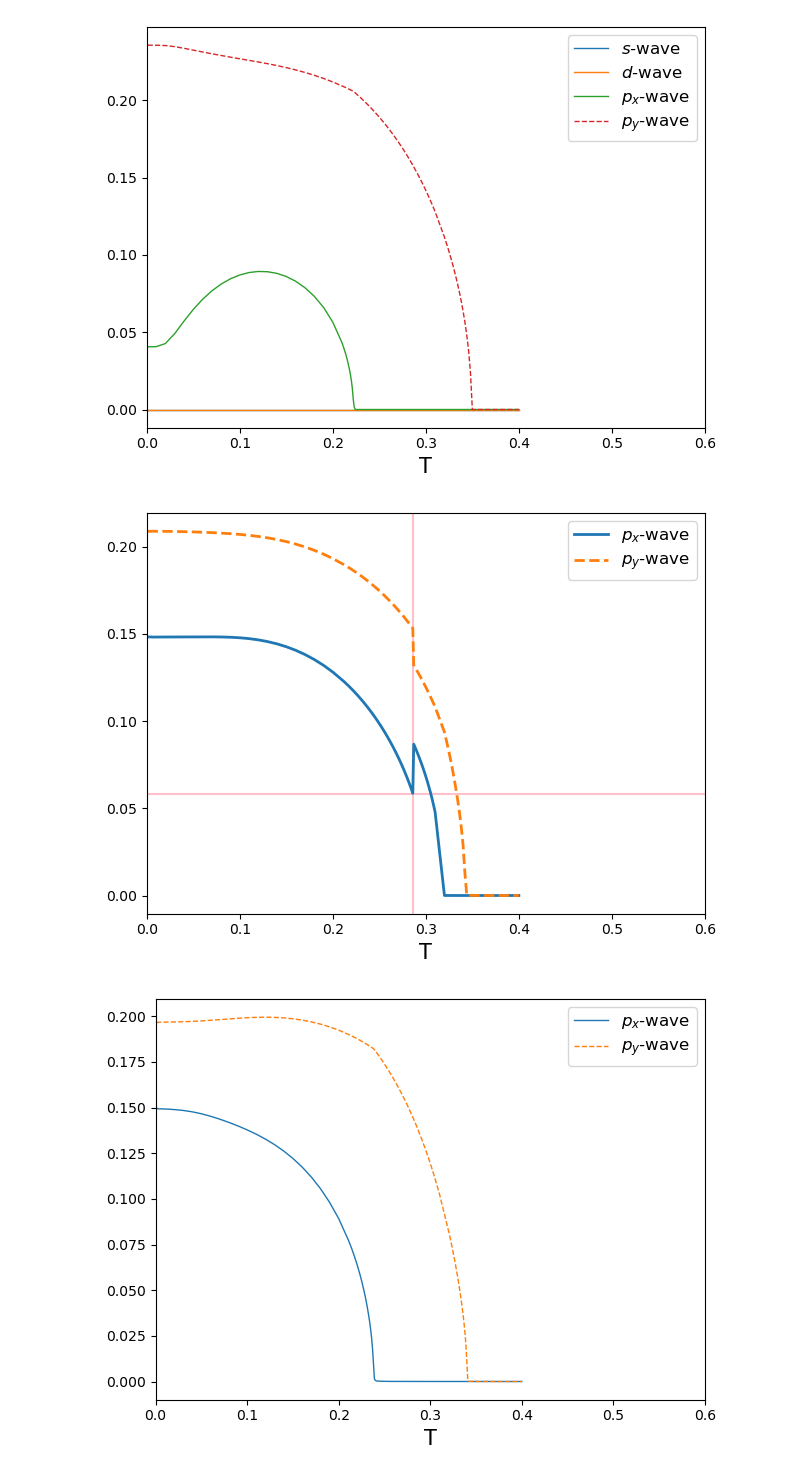
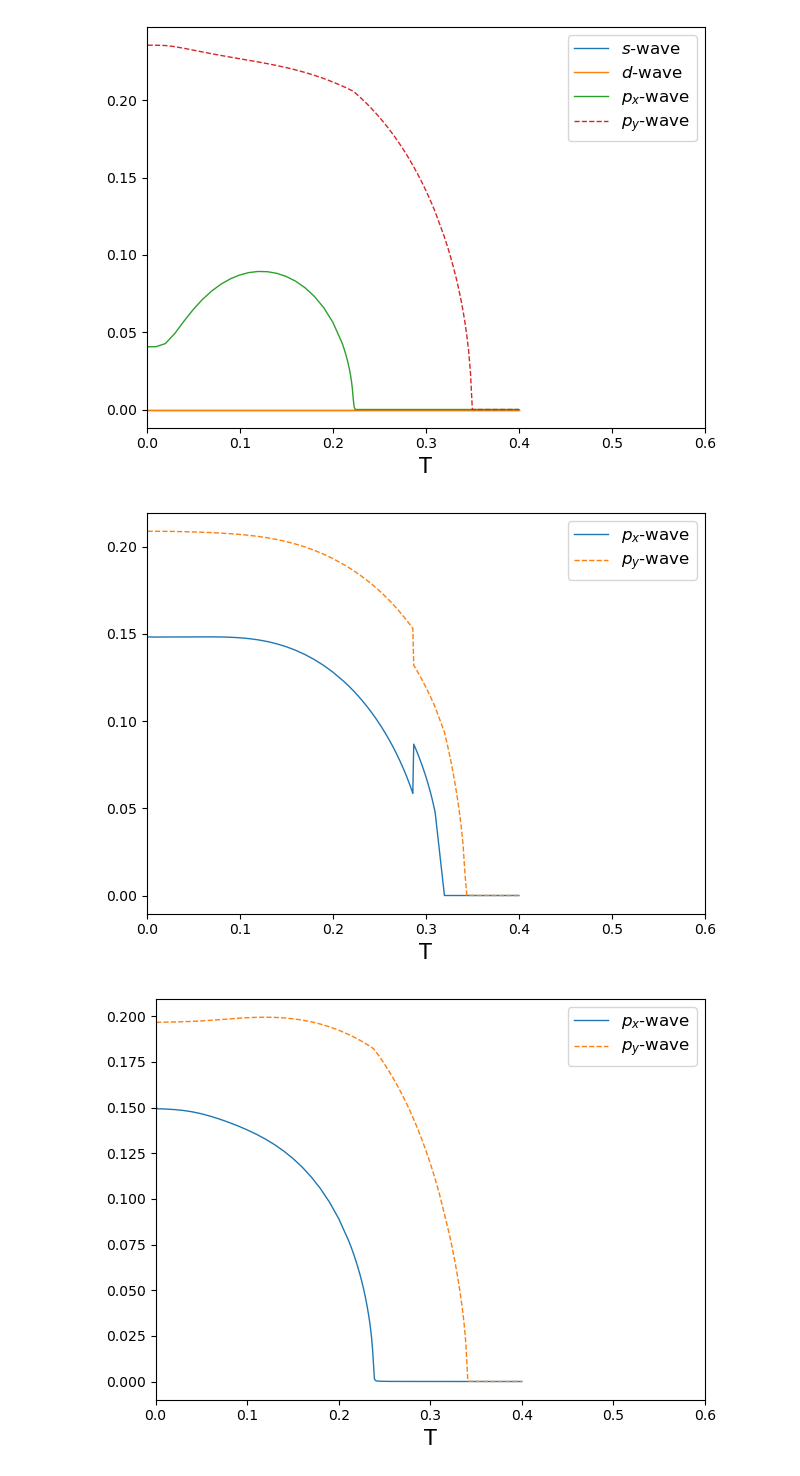
Before and after one commit to emilssp/master-thesis-codebase, a Jupyter notebook: cluster/notebooks/plot.ipynb, the cells around one changed output. Saved outputs shown, nothing was run; the diff lists cells and outputs as text; code cells hidden in the pictures.

```diff
--- a/cluster/notebooks/plot.ipynb
+++ b/cluster/notebooks/plot.ipynb
@@ -29,29 +29,29 @@ plt.show()
 # %%
 df = np.load('../data/NP.npz')
 temps = df["temps"]
 F0 = df["F0"]
 F_swave = df["F_swave"]
 F_dwave = df["F_dwave"]
 F_px = df["F_px"]
 F_py = df["F_py"]
 
 plt.figure(1)
 plt.clf()
 
-plt.axvline(0.286, color='pink') #  Temperature
-plt.axhline(0.058, color='pink') #  Gap
+# plt.axvline(0.286, color='pink') #  Temperature
+# plt.axhline(0.058, color='pink') #  Gap
 
-plt.plot(temps, np.real(F_px), linewidth=2, label=r"$p_x$-wave")
-plt.plot(temps, np.imag(F_py), "--", linewidth=2, label=r"$p_y$-wave")
+plt.plot(temps, np.real(F_px), linewidth=1, label=r"$p_x$-wave")
+plt.plot(temps, np.imag(F_py), "--", linewidth=1, label=r"$p_y$-wave")
 # plt.ylim(0,0.2)
 
 plt.xlim(0,0.6)
 plt.xlabel("T", fontsize=15)
 plt.legend(loc="best", fontsize=12)
 plt.tight_layout()
 plt.show()
 # %% [output]
-[figure, old version]
+[figure, new version]
 # %%
 df = np.load('../data/SP.npz')
 temps = df["temps"]
```
Also changed, not shown: parts of 1 cell of this notebook, 11 other files.
